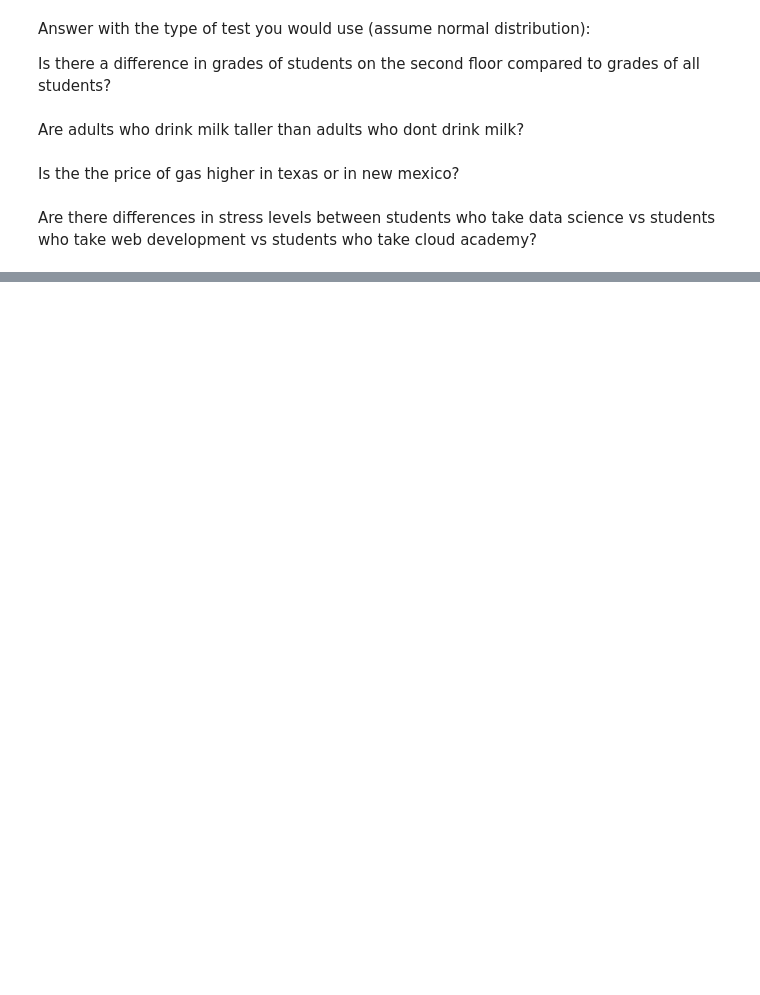
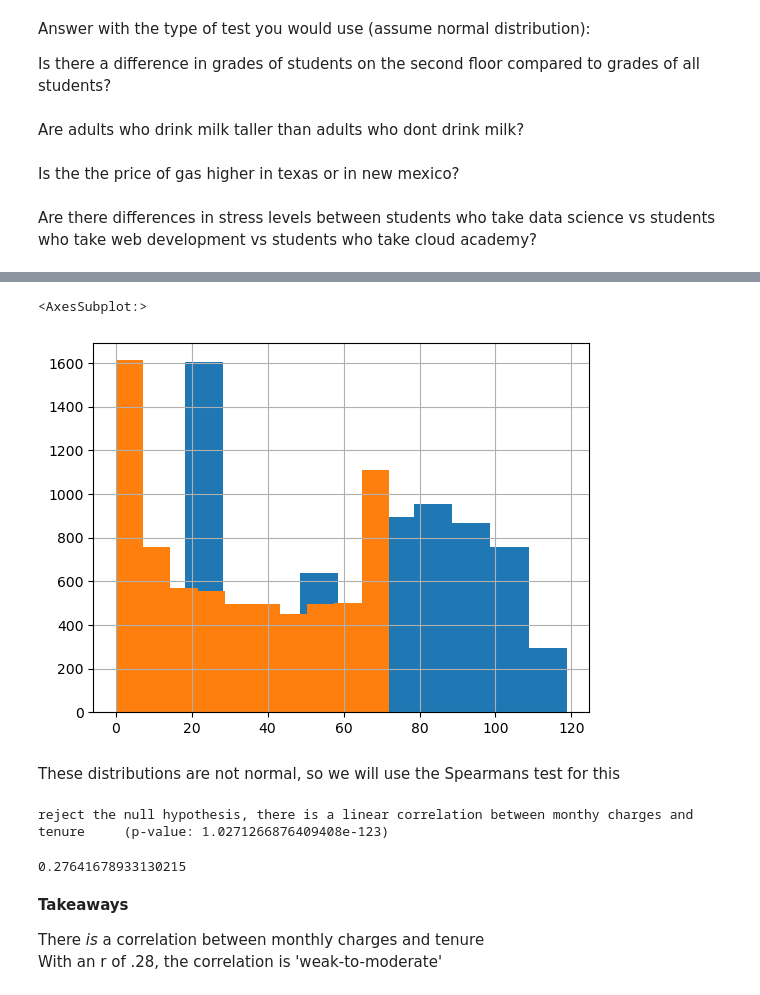
Before and after one commit to shawn-brown12/statistics_exercises, a Jupyter notebook: hypothesis_testing.ipynb, the cells around one changed output, grey strips where cells are left out. Saved outputs shown, nothing was run; the diff lists cells and outputs as text; code cells hidden in the pictures; blank space fills up the shorter version.

```diff
--- a/hypothesis_testing.ipynb
+++ b/hypothesis_testing.ipynb
@@ -125,0 +349,30 @@ Do manual cars get better gas mileage than automatic cars?
+# %%
+#distributions of the data to check for normality
+#checking to see if the data distribution is normal or not, so I know whether or not I need to use a parametric or
+#non parametric test
+charges_df.monthly_charges.hist()
+charges_df.tenure.hist()
+# %% [output]
+<AxesSubplot:>
+[figure, added]
+# %% [markdown]
+These distributions are not normal, so we will use the Spearmans test for this
+# %%
+#in this case, the distributions were not normal so we went with the non parametric version of the pearsonsR test
+alpha = 0.05
+r, p = stats.spearmanr(charges_df.tenure, charges_df.monthly_charges)
+if p < alpha:
+    print(f'reject the null hypothesis, there is a linear correlation between monthy charges and tenure \
+    (p-value: {p})')
+else:
+    print(f'we fail to reject the null hypothesis that there is a linear correlation between monthly charges and \
+    tenure (p-value: {p})')
+r
+# %% [output]
+reject the null hypothesis, there is a linear correlation between monthy charges and tenure     (p-value: 1.0271266876409408e-123)
+0.27641678933130215
+# %% [markdown]
+**Takeaways**
+
+There *is* a correlation between monthly charges and tenure
+With an r of .28, the correlation is 'weak-to-moderate'
```
Also changed, not shown: parts of 92 cells of this notebook, 3 other files.
